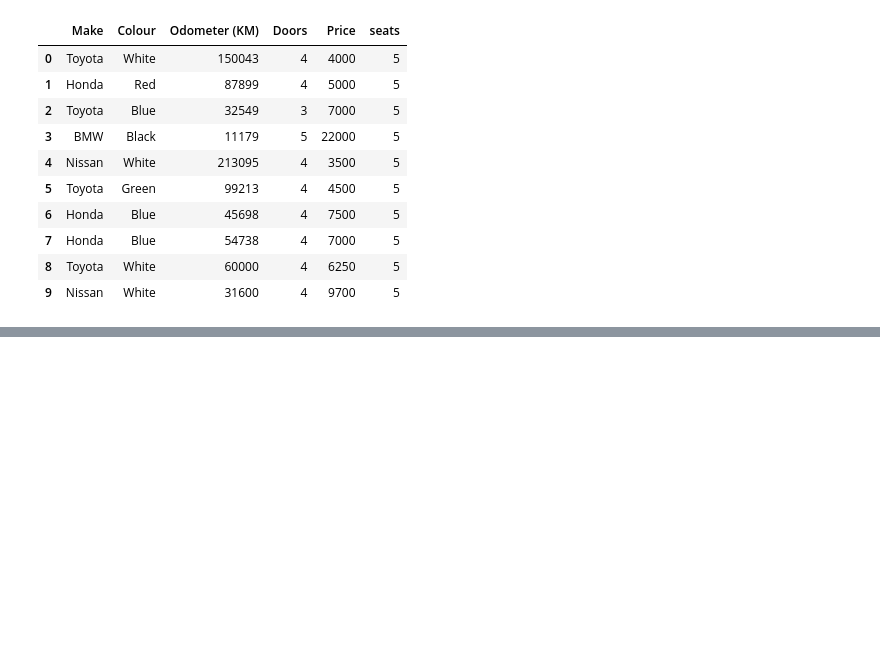
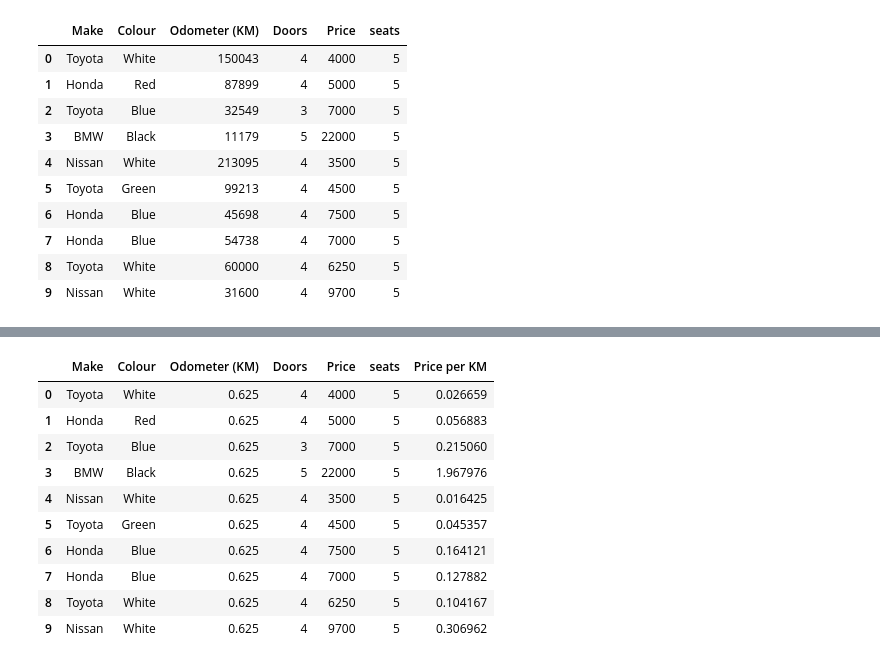
Before and after one commit to debanandasen/Tensorflow, a Jupyter notebook: Pandas_practice.ipynb, the cells around one changed output, grey strips where cells are left out. Cells and saved outputs as stored; diff of their text form; code cells hidden in the pictures; blank space fills up the shorter version.

```diff
--- a/Pandas_practice.ipynb
+++ b/Pandas_practice.ipynb
@@ -420,0 +467,16 @@ car_sales
+# %%
+# Change the Odometer values from Kilometer to miles using Lambda Function
+car_sales["Odometer (KM)"] = car_sales["Odometer (KM)"].apply(lambda x:1/1.6)
+car_sales
+# %% [output]
+|  | Make | Colour | Odometer (KM) | Doors | Price | seats | Price per KM |
+| 0 | Toyota | White | 0.625 | 4 | 4000 | 5 | 0.026659 |
+| 1 | Honda | Red | 0.625 | 4 | 5000 | 5 | 0.056883 |
+| 2 | Toyota | Blue | 0.625 | 3 | 7000 | 5 | 0.215060 |
+| 3 | BMW | Black | 0.625 | 5 | 22000 | 5 | 1.967976 |
+| 4 | Nissan | White | 0.625 | 4 | 3500 | 5 | 0.016425 |
+| 5 | Toyota | Green | 0.625 | 4 | 4500 | 5 | 0.045357 |
+| 6 | Honda | Blue | 0.625 | 4 | 7500 | 5 | 0.164121 |
+| 7 | Honda | Blue | 0.625 | 4 | 7000 | 5 | 0.127882 |
+| 8 | Toyota | White | 0.625 | 4 | 6250 | 5 | 0.104167 |
+| 9 | Nissan | White | 0.625 | 4 | 9700 | 5 | 0.306962 |
```
Also changed, not shown: parts of 3 cells of this notebook.
